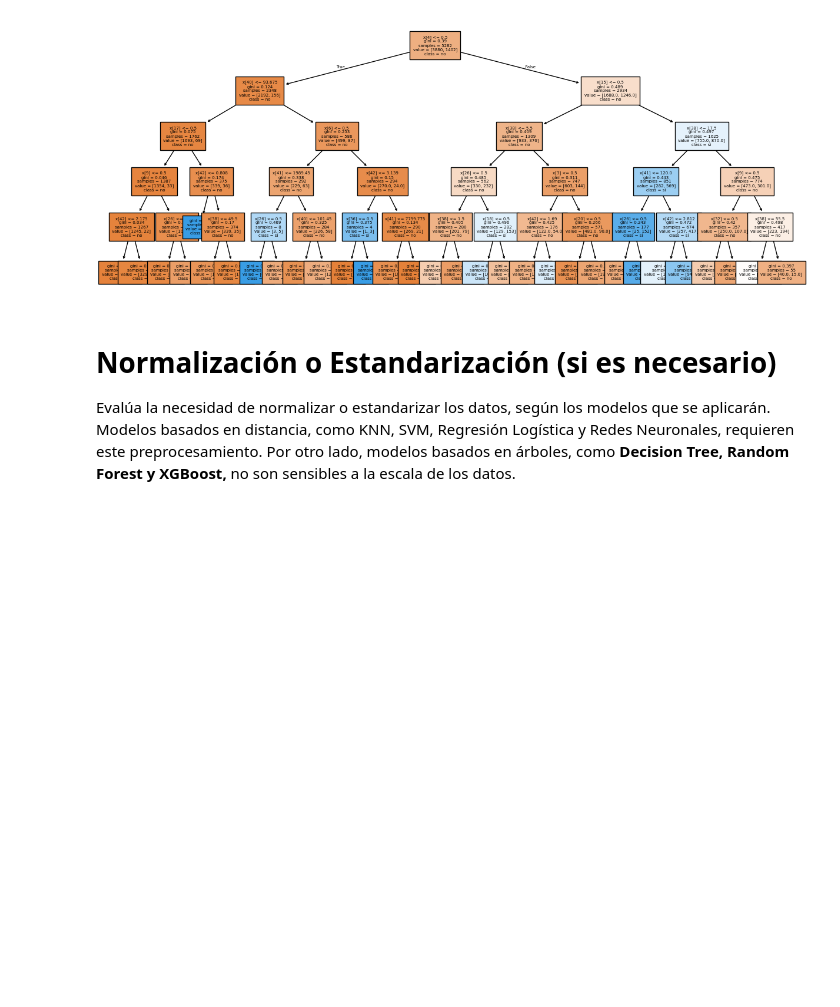
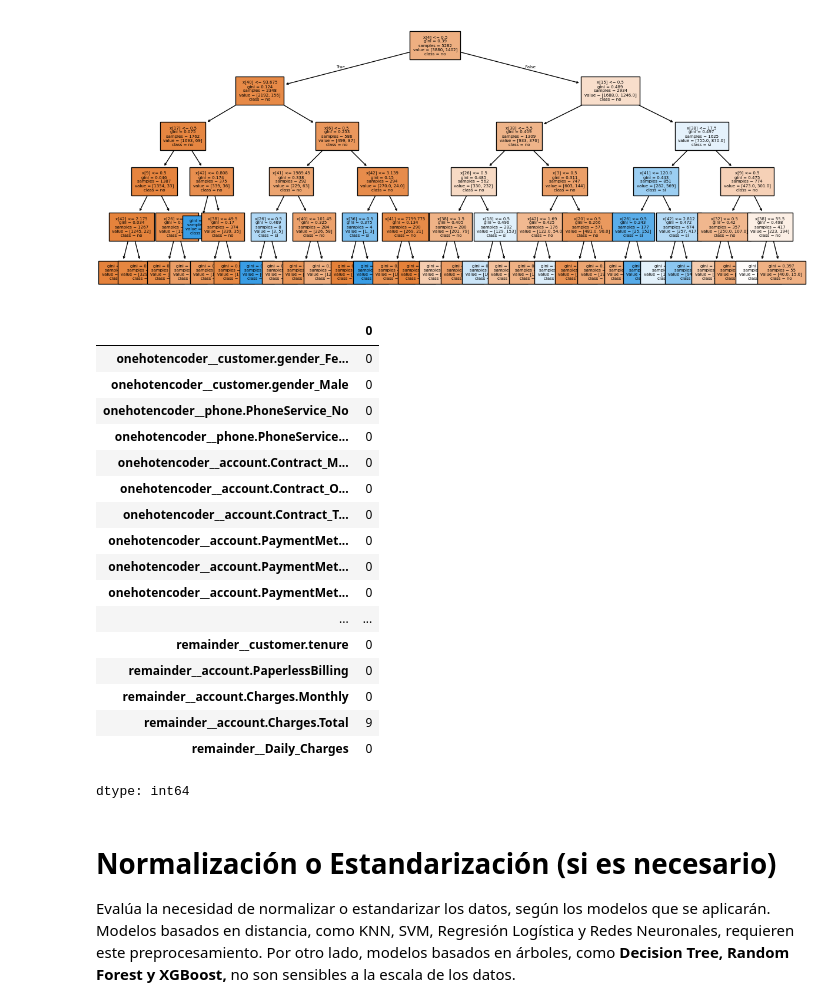
Before and after one commit to Ivan8Garcia/challenge-data-science, a Jupyter notebook: TelecomX_Parte2.ipynb, the cells around one changed output. Saved outputs shown, nothing was run; the diff lists cells and outputs as text; code cells hidden in the pictures; blank space fills up the shorter version.

```diff
--- a/TelecomX_Parte2.ipynb
+++ b/TelecomX_Parte2.ipynb
@@ -208,3 +208,25 @@ plt.figure(figsize = (15, 6))
 plot_tree(arbol, filled = True, class_names = ['no', 'sí'], fontsize = 5);
 # %% [output]
 [figure]
+# %%
+#Esto te mostrará cuántos valores faltantes hay en cada columna.
+X_train.isnull().sum()
+# %% [output]
+|  | 0 |
+| onehotencoder__customer.gender_Fe... | 0 |
+| onehotencoder__customer.gender_Male | 0 |
+| onehotencoder__phone.PhoneService_No | 0 |
+| onehotencoder__phone.PhoneService... | 0 |
+| onehotencoder__account.Contract_M... | 0 |
+| onehotencoder__account.Contract_O... | 0 |
+| onehotencoder__account.Contract_T... | 0 |
+| onehotencoder__account.PaymentMet... | 0 |
+| onehotencoder__account.PaymentMet... | 0 |
+| onehotencoder__account.PaymentMet... | 0 |
+| ... | ... |
+| remainder__customer.tenure | 0 |
+| remainder__account.PaperlessBilling | 0 |
+| remainder__account.Charges.Monthly | 0 |
+| remainder__account.Charges.Total | 9 |
+| remainder__Daily_Charges | 0 |
+dtype: int64
```
Also changed, not shown: parts of 5 cells of this notebook.
